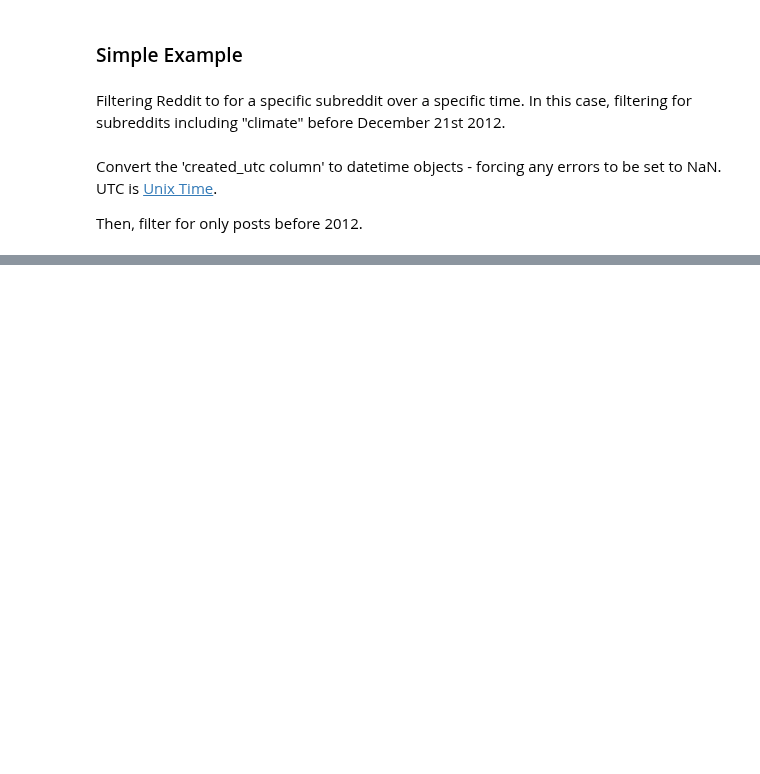
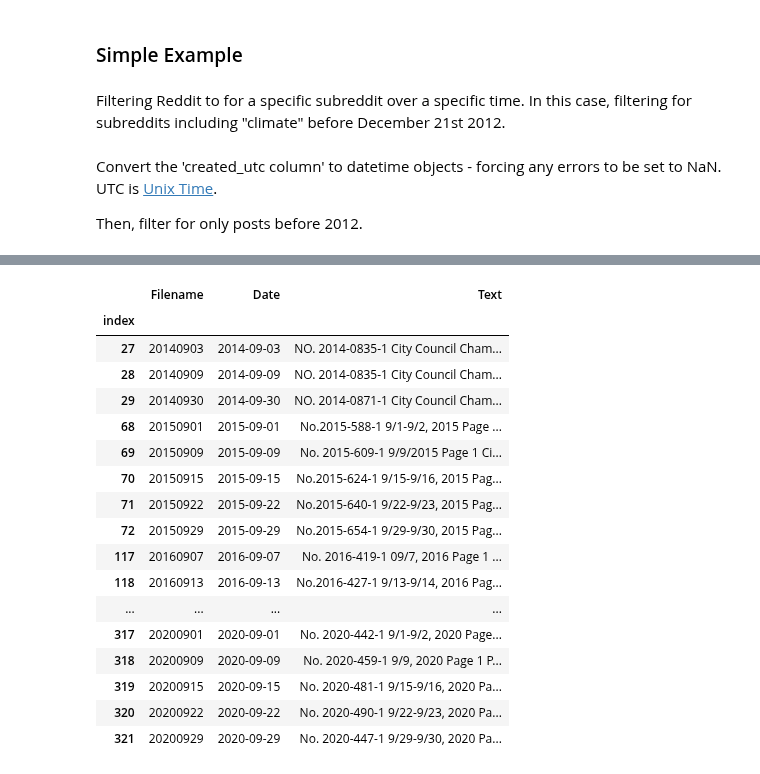
Before and after one commit to stephbuon/digital-history, a Jupyter notebook: hist3368-week4-access-data/hist3368-week4-access-data.ipynb, the cells around one changed output, grey strips where cells are left out. Cells and saved outputs as stored; diff of their text form; code cells hidden in the pictures; blank space fills up the shorter version.

```diff
--- a/hist3368-week4-access-data/hist3368-week4-access-data.ipynb
+++ b/hist3368-week4-access-data/hist3368-week4-access-data.ipynb
@@ -379,0 +384,13 @@ subreddit2012 = subreddit[subreddit['date']<dt.datetime(2012,12,21)]
+# %%
+import pandas as pd
+from datetime import datetime
+
+council_dir = '/scratch/group/history/hist_3368-jguldi/city_council'
+dallas_csv = pd.read_csv(f'{council_dir}/dallas.csv', sep='|', index_col='index')
+dallas_csv['Date'] = pd.to_datetime(dallas_csv['Date'], format='%Y-%m-%d')
+
+houston_csv = pd.read_csv(f'{council_dir}/houston.csv', sep='|', index_col='index')
+houston_csv['Date'] = pd.to_datetime(houston_csv['Date'], format='%Y-%m-%d')
+
+display(dallas_csv)
+display(houston_csv)
@@ -379,0 +446,22 @@ subreddit2012 = subreddit[subreddit['date']<dt.datetime(2012,12,21)]
+# %%
+# Filter for a specific month:
+houston_csv[houston_csv['Date'].dt.month == 9]
+# %% [output]
+|  | Filename | Date | Text |
+| index |  |  |  |
+| 27 | 20140903 | 2014-09-03 | NO. 2014-0835-1 City Council Cham... |
+| 28 | 20140909 | 2014-09-09 | NO. 2014-0835-1 City Council Cham... |
+| 29 | 20140930 | 2014-09-30 | NO. 2014-0871-1 City Council Cham... |
+| 68 | 20150901 | 2015-09-01 | No.2015-588-1 9/1-9/2, 2015 Page ... |
+| 69 | 20150909 | 2015-09-09 | No. 2015-609-1 9/9/2015 Page 1 Ci... |
+| 70 | 20150915 | 2015-09-15 | No.2015-624-1 9/15-9/16, 2015 Pag... |
+| 71 | 20150922 | 2015-09-22 | No.2015-640-1 9/22-9/23, 2015 Pag... |
+| 72 | 20150929 | 2015-09-29 | No.2015-654-1 9/29-9/30, 2015 Pag... |
+| 117 | 20160907 | 2016-09-07 | No. 2016-419-1 09/7, 2016 Page 1 ... |
+| 118 | 20160913 | 2016-09-13 | No.2016-427-1 9/13-9/14, 2016 Pag... |
+| ... | ... | ... | ... |
+| 317 | 20200901 | 2020-09-01 | No. 2020-442-1 9/1-9/2, 2020 Page... |
+| 318 | 20200909 | 2020-09-09 | No. 2020-459-1 9/9, 2020 Page 1 P... |
+| 319 | 20200915 | 2020-09-15 | No. 2020-481-1 9/15-9/16, 2020 Pa... |
+| 320 | 20200922 | 2020-09-22 | No. 2020-490-1 9/22-9/23, 2020 Pa... |
+| 321 | 20200929 | 2020-09-29 | No. 2020-447-1 9/29-9/30, 2020 Pa... |
```
Also changed, not shown: parts of 11 cells of this notebook.
